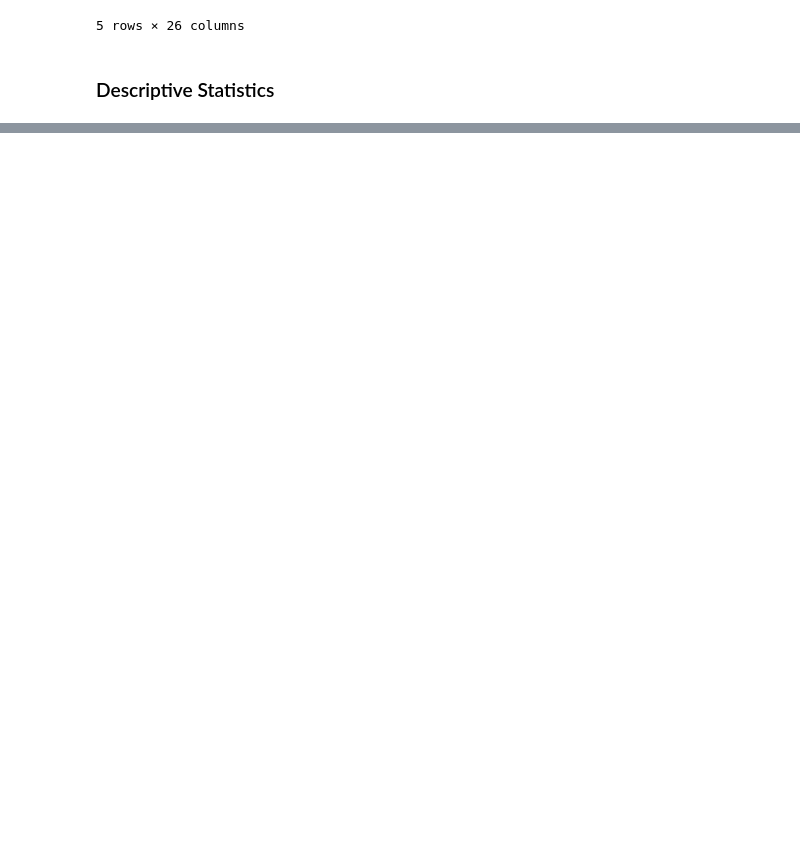
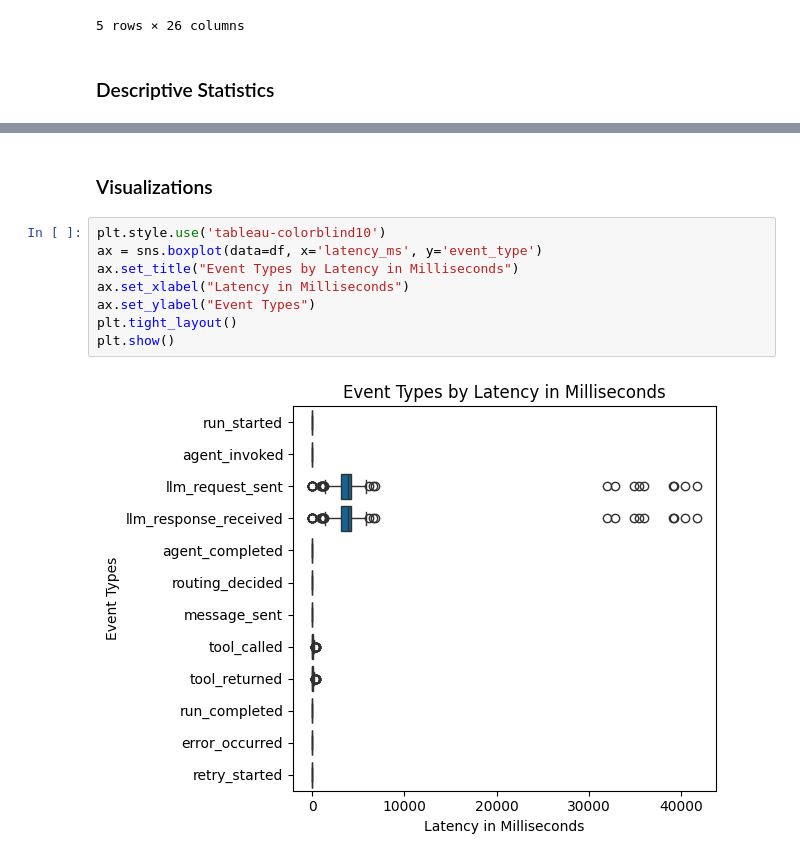
Before and after one commit to KirkKennedyLincoln/statistical-analysis-project, a Jupyter notebook: analysis.ipynb, the cells around one changed output, grey strips where cells are left out. Saved outputs shown, nothing was run; the diff lists cells and outputs as text; blank space fills up the shorter version.

```diff
--- a/analysis.ipynb
+++ b/analysis.ipynb
@@ -21,0 +53,12 @@ df.head()
+# %% [markdown]
+### Visualizations
+# %%
+plt.style.use('tableau-colorblind10')
+ax = sns.boxplot(data=df, x='latency_ms', y='event_type')
+ax.set_title("Event Types by Latency in Milliseconds")
+ax.set_xlabel("Latency in Milliseconds")
+ax.set_ylabel("Event Types")
+plt.tight_layout()
+plt.show()
+# %% [output]
+[figure, added]
```
Also changed, not shown: parts of 12 cells of this notebook.
